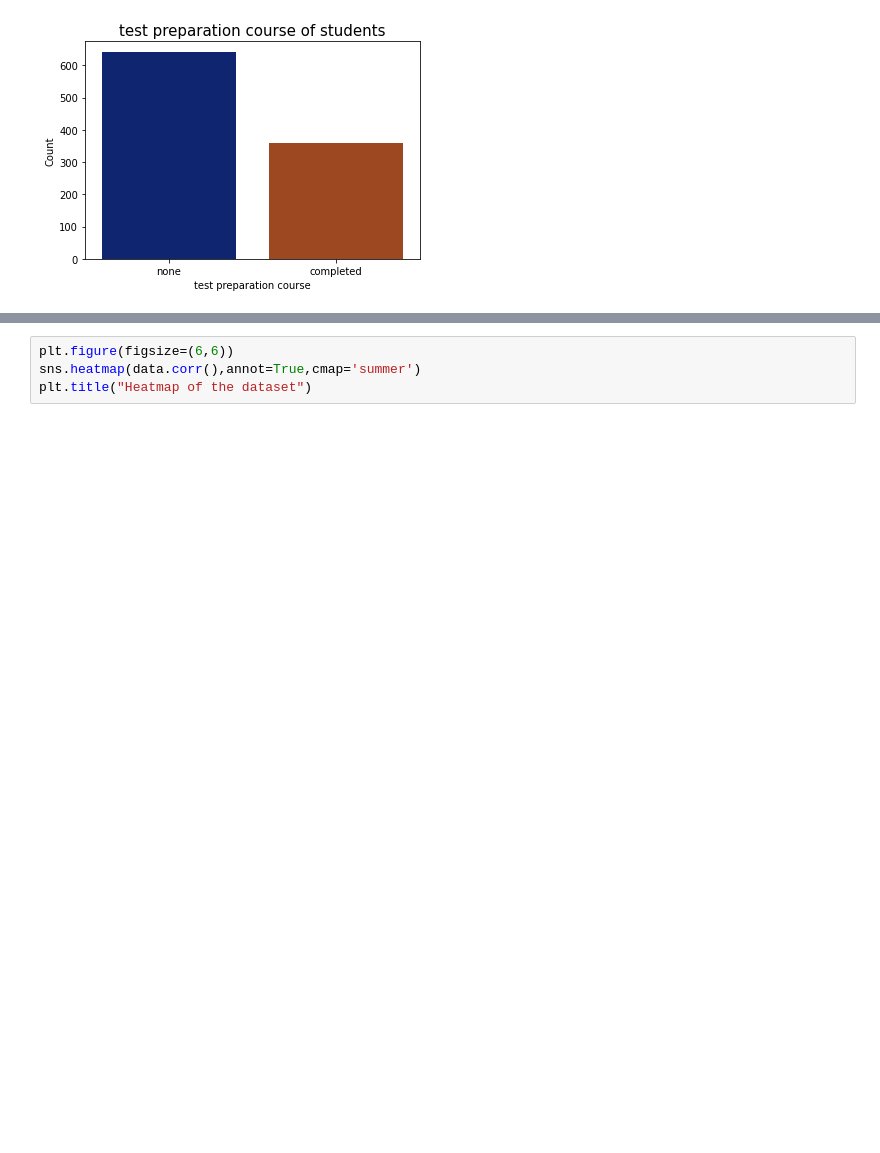
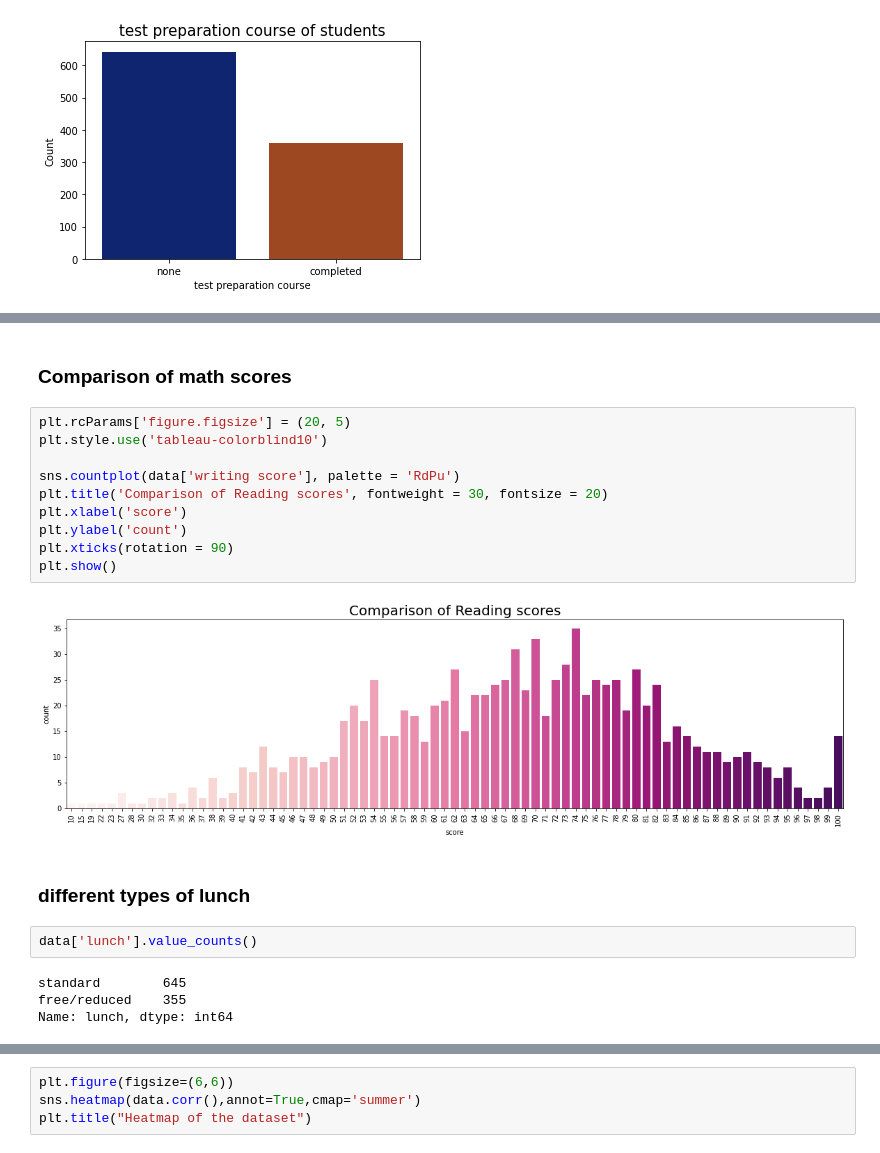
Before and after one commit to alanjoe12/EDA-Exploratory-data-analysis-, a Jupyter notebook: StudentsPerformance/StudentsPerformance.ipynb, the cells around one changed output, grey strips where cells are left out. Cells and saved outputs as stored; diff of their text form; blank space fills up the shorter version.

```diff
--- a/StudentsPerformance/StudentsPerformance.ipynb
+++ b/StudentsPerformance/StudentsPerformance.ipynb
@@ -142,0 +208,22 @@ Text(0, 0.5, 'Count')
+# %% [markdown]
+### Comparison of math scores
+# %%
+plt.rcParams['figure.figsize'] = (20, 5)
+plt.style.use('tableau-colorblind10')
+
+sns.countplot(data['writing score'], palette = 'RdPu')
+plt.title('Comparison of Reading scores', fontweight = 30, fontsize = 20)
+plt.xlabel('score')
+plt.ylabel('count')
+plt.xticks(rotation = 90)
+plt.show()
+# %% [output]
+[figure, added]
+# %% [markdown]
+### different types of lunch
+# %%
+data['lunch'].value_counts()
+# %% [output]
+standard        645
+free/reduced    355
+Name: lunch, dtype: int64
```
Also changed, not shown: parts of 12 cells of this notebook.
